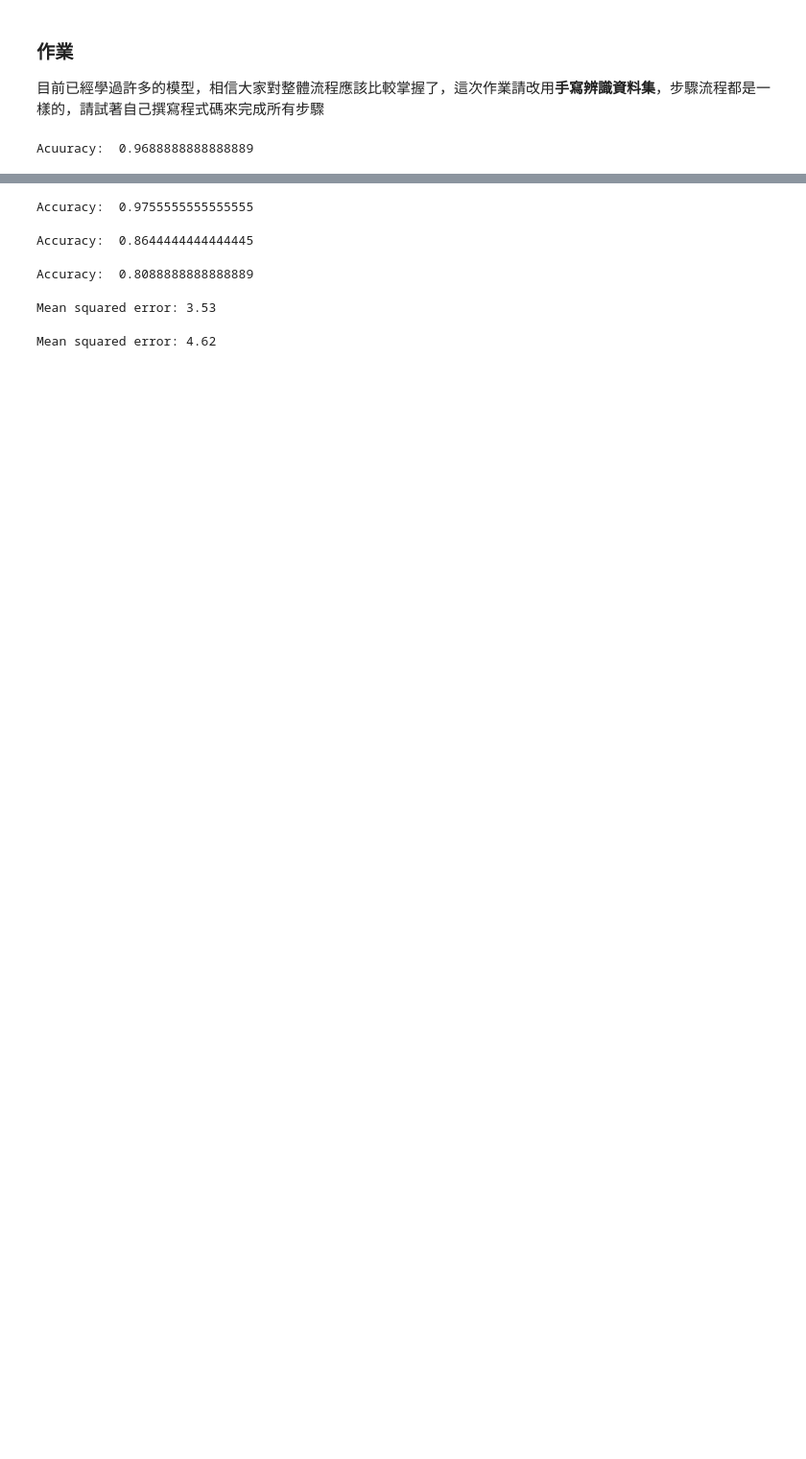
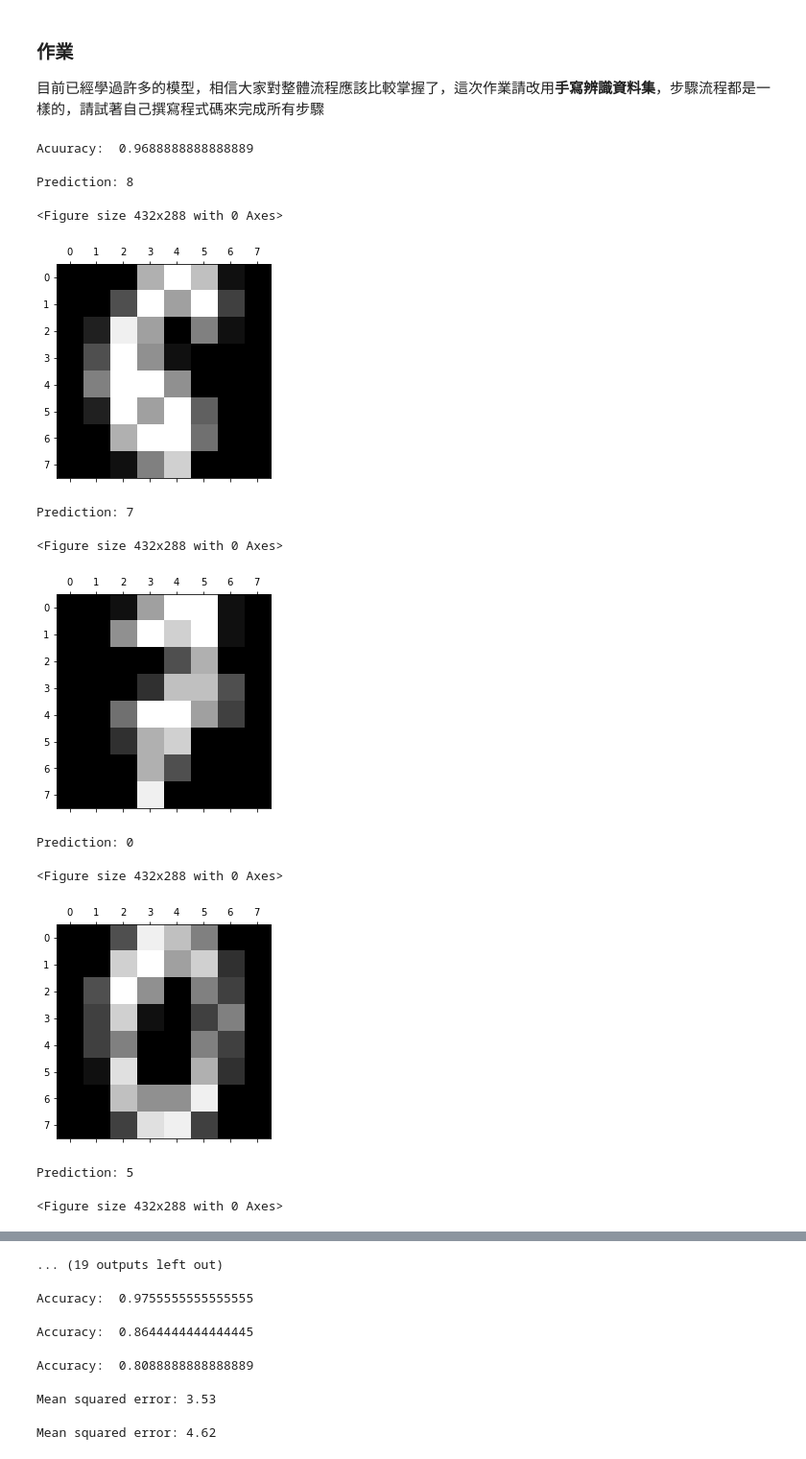
Before and after one commit to farwun/4th-ML100Days, a Jupyter notebook: homework/Day_046_HW.ipynb, the cells around one changed output, grey strips where cells are left out. Shown at 96% size. Cells and saved outputs as stored; diff of their text form; code cells hidden in the pictures; blank space fills up the shorter version.

```diff
--- a/homework/Day_046_HW.ipynb
+++ b/homework/Day_046_HW.ipynb
@@ -24,3 +26,23 @@ acc = metrics.accuracy_score(y_test, y_pred)
 print("Acuuracy: ", acc)
 # %% [output]
 Acuuracy:  0.9688888888888889
+# %%
+for i  in range(10):
+    print("Prediction:",clf.predict(x_test)[i])
+    plt.gray()
+    plt.matshow(x_test[i].reshape(8,8))
+    plt.show()
+pred_y=clf.predict(x_test)
+print("Accuracy:",metrics.accuracy_score(y_test,y_pred))
+# %% [output]
+Prediction: 8
+<Figure size 432x288 with 0 Axes>
+[figure, added]
+Prediction: 7
+<Figure size 432x288 with 0 Axes>
+[figure, added]
+Prediction: 0
+<Figure size 432x288 with 0 Axes>
+[figure, added]
+Prediction: 5
+<Figure size 432x288 with 0 Axes>
@@ -27,3 +50,4 @@ Acuuracy:  0.9688888888888889
+... (19 outputs left out)
 # %%
 # RandomForestClassifier
 from sklearn.ensemble import RandomForestClassifier
```
Also changed, not shown: parts of 2 cells of this notebook.
